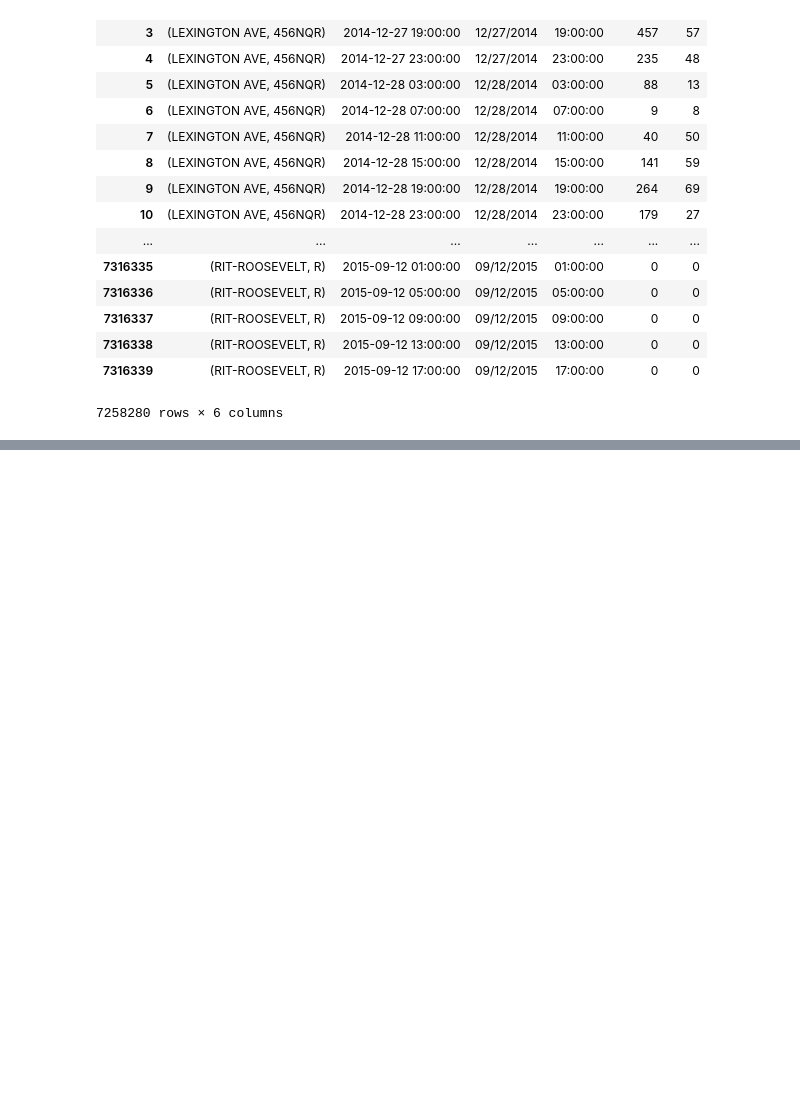
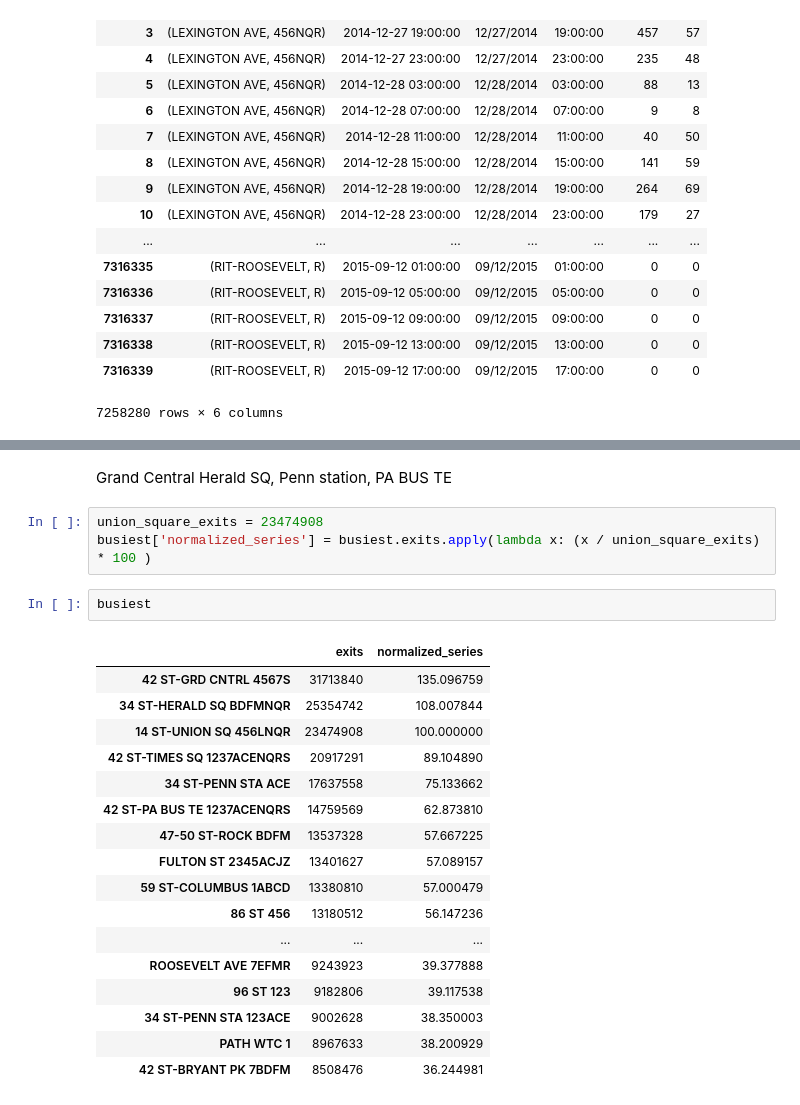
Before and after one commit to Will-So/mta, a Jupyter notebook: 02_Will.ipynb, the cells around one changed output, grey strips where cells are left out. Saved outputs shown, nothing was run; the diff lists cells and outputs as text; blank space fills up the shorter version.

```diff
--- a/02_Will.ipynb
+++ b/02_Will.ipynb
@@ -49,0 +179,25 @@ df
+# %% [markdown]
+Grand Central Herald SQ, Penn station, PA BUS TE
+# %%
+union_square_exits = 23474908
+busiest['normalized_series'] = busiest.exits.apply(lambda x: (x / union_square_exits) * 100 )
+# %%
+busiest
+# %% [output]
+|  | exits | normalized_series |
+| 42 ST-GRD CNTRL 4567S | 31713840 | 135.096759 |
+| 34 ST-HERALD SQ BDFMNQR | 25354742 | 108.007844 |
+| 14 ST-UNION SQ 456LNQR | 23474908 | 100.000000 |
+| 42 ST-TIMES SQ 1237ACENQRS | 20917291 | 89.104890 |
+| 34 ST-PENN STA ACE | 17637558 | 75.133662 |
+| 42 ST-PA BUS TE 1237ACENQRS | 14759569 | 62.873810 |
+| 47-50 ST-ROCK BDFM | 13537328 | 57.667225 |
+| FULTON ST 2345ACJZ | 13401627 | 57.089157 |
+| 59 ST-COLUMBUS 1ABCD | 13380810 | 57.000479 |
+| 86 ST 456 | 13180512 | 56.147236 |
+| ... | ... | ... |
+| ROOSEVELT AVE 7EFMR | 9243923 | 39.377888 |
+| 96 ST 123 | 9182806 | 39.117538 |
+| 34 ST-PENN STA 123ACE | 9002628 | 38.350003 |
+| PATH WTC 1 | 8967633 | 38.200929 |
+| 42 ST-BRYANT PK 7BDFM | 8508476 | 36.244981 |
```
Also changed, not shown: parts of 25 cells of this notebook, 1 other file.
